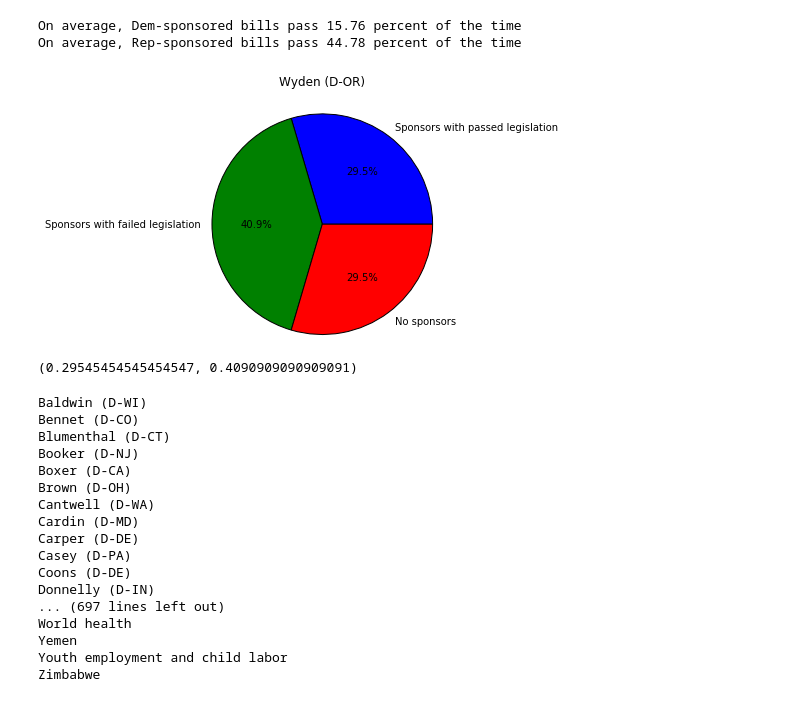
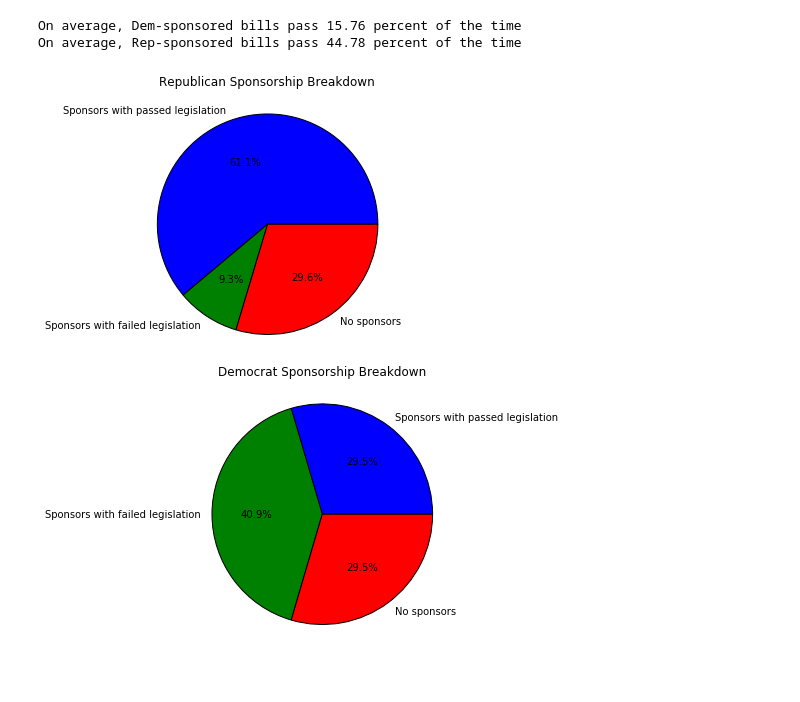
Before and after one commit to idgetto/DataScience16CTW, a Jupyter notebook: exploration/ZG_exploration.ipynb, the cells around one changed output. Cells and saved outputs as stored; diff of their text form; code cells hidden in the pictures; blank space fills up the shorter version.

```diff
--- a/exploration/ZG_exploration.ipynb
+++ b/exploration/ZG_exploration.ipynb
@@ -188,7 +188,7 @@ def senator_effectiveness(senator):
     #counts the number of times a senator's vote predicted the outcome of the vote, ie the senator's vote was successful
     count = 0
     for i in range(0, len(df.voteResult)):
-        if df[senator][i] == 'Yea' and any(word in df.voteResult[i] for word in ['Agreed to', 'Confirmed', 'Passed']):
+        if df[senator][i] == 'Yea' and any(word in df.voteResult[i] for word in ['Agreed to', 'Confirmed', 'Passed', 'Overridden']):
             count += 1
         elif df[senator][i] == 'Nay' and any(word in df.voteResult[i] for word in ['Rejected', 'Failed', 'Sustained']):
             count += 1
@@ -220,13 +212,13 @@ print percent_missed_votes
 # %%
 only_bills = df[df['voteResult'].isin(['Amendment Rejected', 'Amendment Agreed to', 'Bill Passed', 'Bill Defeated',
                           'Concurrent Resolution Agreed to', 'Concurrent Resolution Rejected',
-                          'Joint Resolution Passed', 'Joint Resolution Defeated'])]
+                          'Joint Resolution Passed', 'Joint Resolution Defeated'])].reset_index()
 
 def sponsor_effectiveness(senator):
     sponsored_bills = only_bills[only_bills.sponsor == senator].reset_index()
     count = 0
     for i in range(0, len(sponsored_bills.voteResult)):
-        if any(word in sponsored_bills.voteResult[i] for word in ['Agreed to', 'Confirmed', 'Passed', 'Sustained']):
+        if any(word in sponsored_bills.voteResult[i] for word in ['Agreed to', 'Passed']):
             count += 1
     if len(sponsored_bills.voteResult):
         return float(count) / len(sponsored_bills.voteResult)
@@ -315,50 +306,29 @@ print "On average, Rep-sponsored bills pass", format(avg_sponsor_effectiveness(r
 On average, Dem-sponsored bills pass 15.76 percent of the time
 On average, Rep-sponsored bills pass 44.78 percent of the time
 # %%
-def sponsor_breakdown(sen_list):
+def sponsor_breakdown(sen_list, title):
     bills_passed = 0
     bills_failed = 0
     no_sponsors = 0
     for senator in sen_list:
         percentage_passed = sponsor_effectiveness(senator)
         if percentage_passed:
             bills_passed += 1
         elif percentage_passed == 0:
             bills_failed += 1
         else:
             no_sponsors += 1
-    res = (float(bills_passed)/len(sen_list), float(bills_failed)/len(sen_list))
-    plt.pie([res[0]*100, res[1]*100, (1-(res[0] + res[1]))*100],
+    res = [float(bills_passed)/len(sen_list), float(bills_failed)/len(sen_list), float(no_sponsors)/len(sen_list)]
+    plt.pie([res[0]*100, res[1]*100, res[2]*100],
             labels=['Sponsors with passed legislation', 'Sponsors with failed legislation', 'No sponsors'],
             autopct='%1.1f%%')
     plt.axis('equal')
-    plt.title(senator,  y=1.1)
+    plt.title(title,  y=1.1)
     plt.show()
+    return
 
-    return (float(bills_passed)/len(sen_list), float(bills_failed)/len(sen_list))
-
-sponsor_breakdown(dems)
+sponsor_breakdown(reps, 'Republican Sponsorship Breakdown')
+sponsor_breakdown(dems, 'Democrat Sponsorship Breakdown')
 # %% [output]
-[figure, old version]
+[figure, new version]
-(0.29545454545454547, 0.4090909090909091)
+[figure, added]
-# %%
-for i in df.drop(reps, axis=1).columns:
-    print i
-# %% [output]
-Baldwin (D-WI)
-Bennet (D-CO)
-Blumenthal (D-CT)
-Booker (D-NJ)
-Boxer (D-CA)
-Brown (D-OH)
-Cantwell (D-WA)
-Cardin (D-MD)
-Carper (D-DE)
-Casey (D-PA)
-Coons (D-DE)
-Donnelly (D-IN)
-... (697 lines left out)
-World health
-Yemen
-Youth employment and child labor
-Zimbabwe
```
Also changed, not shown: parts of 7 cells of this notebook, 1 other file.
